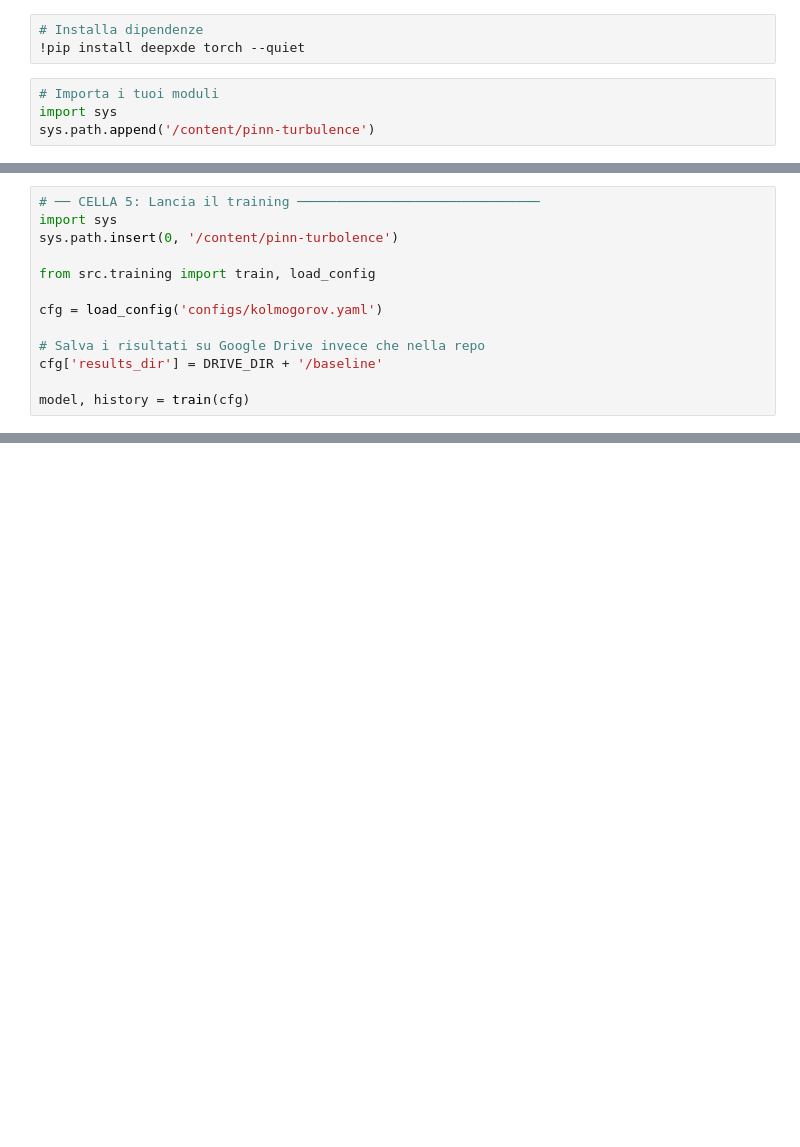
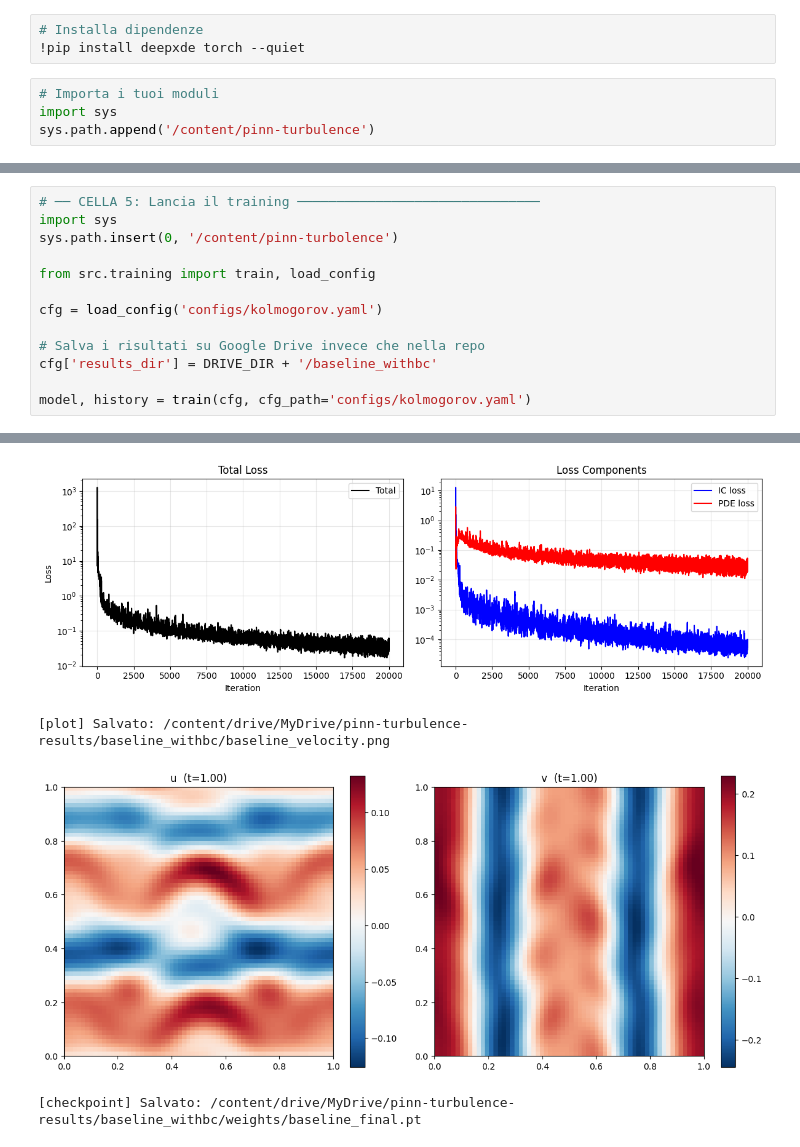
Before and after one commit to SophiaPeritz/pinn-turbolence, a Jupyter notebook: notebooks/train_colab.ipynb, the cells around one changed output, grey strips where cells are left out. Saved outputs shown, nothing was run; the diff lists cells and outputs as text; blank space fills up the shorter version.

```diff
--- a/notebooks/train_colab.ipynb
+++ b/notebooks/train_colab.ipynb
@@ -43,6 +54,7 @@ from src.training import train, load_config
 cfg = load_config('configs/kolmogorov.yaml')
 
 # Salva i risultati su Google Drive invece che nella repo
-cfg['results_dir'] = DRIVE_DIR + '/baseline'
+cfg['results_dir'] = DRIVE_DIR + '/baseline_withbc'
 
-model, history = train(cfg)
+model, history = train(cfg, cfg_path='configs/kolmogorov.yaml')
+# %% [output]
@@ -49,3 +78,7 @@ model, history = train(cfg)
+[figure, added]
+[plot] Salvato: /content/drive/MyDrive/pinn-turbulence-results/baseline_withbc/baseline_velocity.png
+[figure, added]
+[checkpoint] Salvato: /content/drive/MyDrive/pinn-turbulence-results/baseline_withbc/weights/baseline_final.pt
 # %%
 # ── CELLA 6: Visualizza risultati ────────────────────────────
 # (esegui questa cella dopo che il training e' finito)
```
Also changed, not shown: parts of 4 cells of this notebook.
